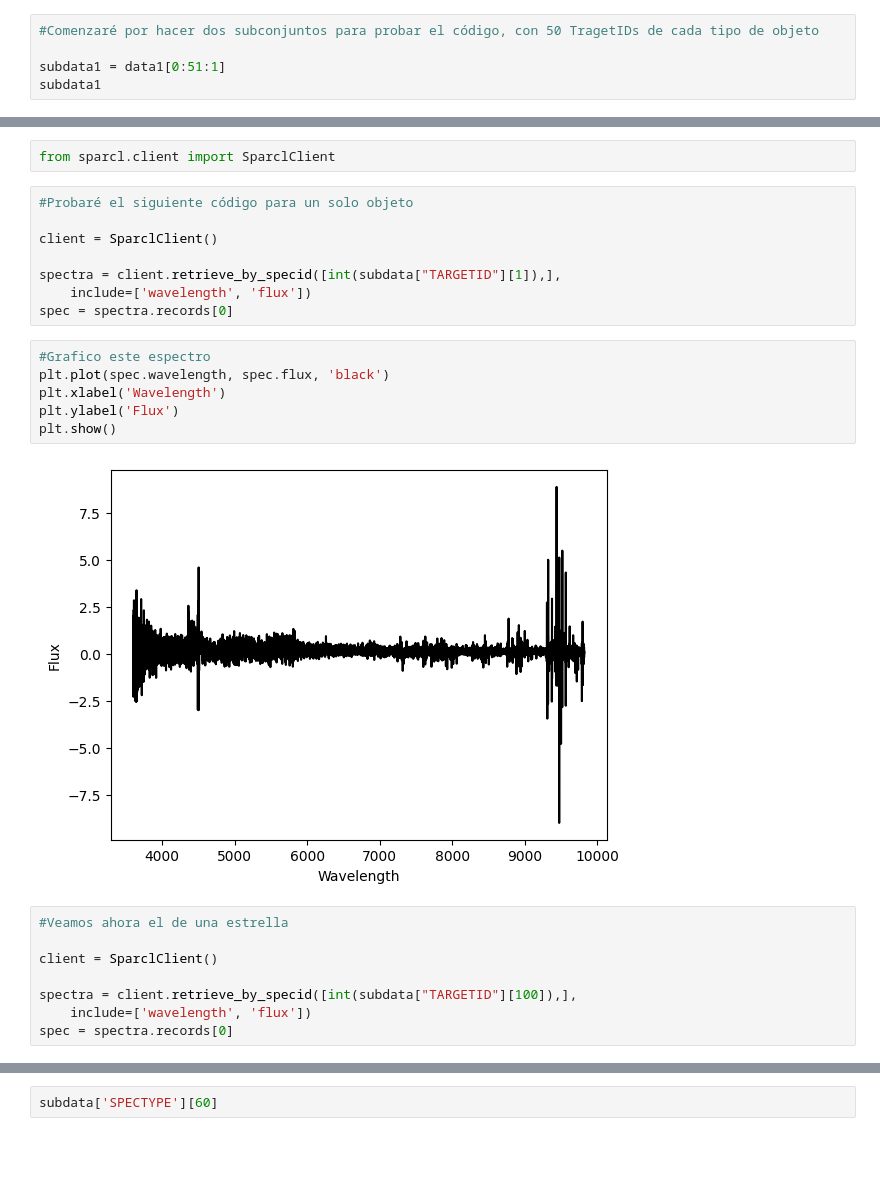
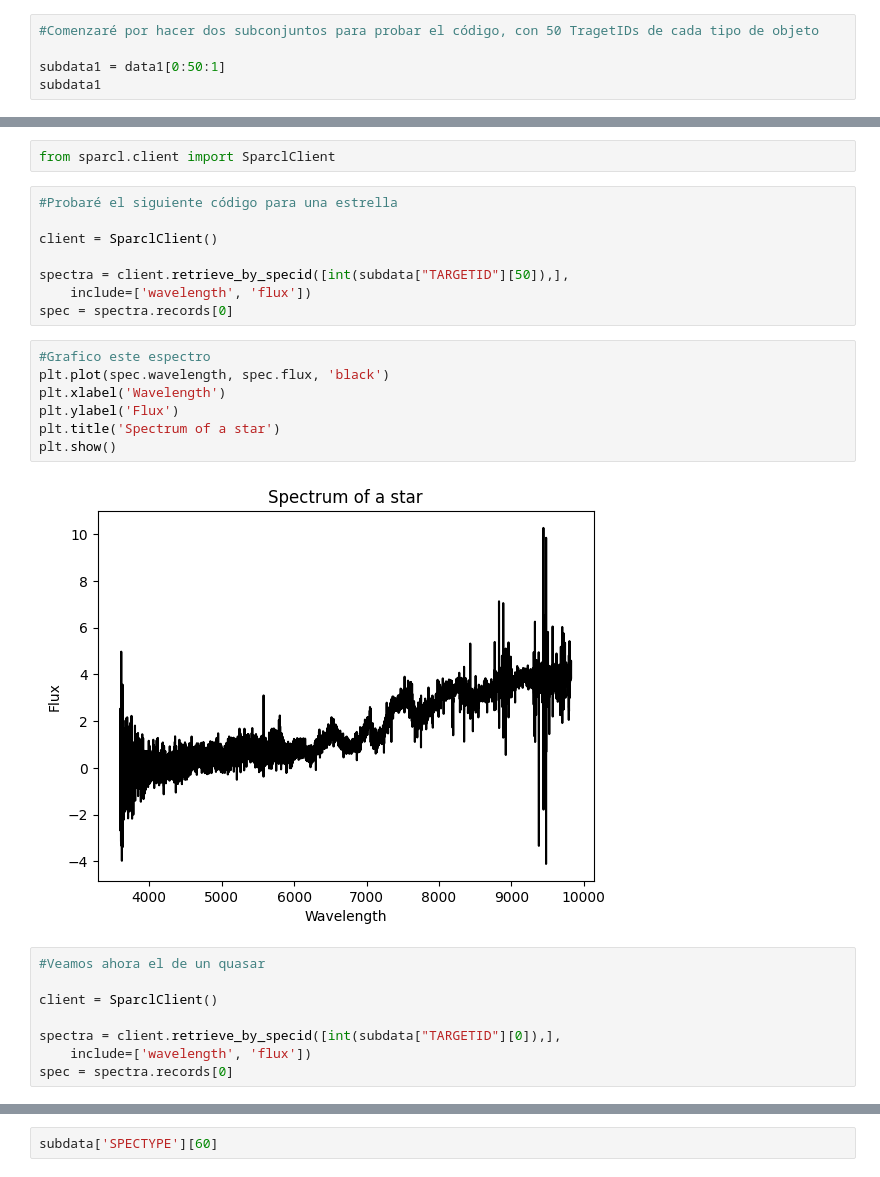
Before and after one commit to DCI-alxogm/ml2023-BlackPuma075, a Jupyter notebook: Dic_08_14/EDR_NN_Binary_QSO_STAR.ipynb, the cells around one changed output, grey strips where cells are left out. Drawn from its saved outputs; the diff is of its cells as text; blank space fills up the shorter version.

```diff
--- a/Dic_08_14/EDR_NN_Binary_QSO_STAR.ipynb
+++ b/Dic_08_14/EDR_NN_Binary_QSO_STAR.ipynb
@@ -281,6 +281,6 @@ Table length=1011010
 # %%
 #Comenzaré por hacer dos subconjuntos para probar el código, con 50 TragetIDs de cada tipo de objeto
 
-subdata1 = data1[0:51:1]
+subdata1 = data1[0:50:1]
 subdata1
 # %% [output]
@@ -371,27 +371,28 @@ Successfully installed sparclclient-1.2.0 spectres-2.2.0
 # %%
 from sparcl.client import SparclClient
 # %%
-#Probaré el siguiente código para un solo objeto
+#Probaré el siguiente código para una estrella
 
 client = SparclClient()
 
-spectra = client.retrieve_by_specid([int(subdata["TARGETID"][1]),],
+spectra = client.retrieve_by_specid([int(subdata["TARGETID"][50]),],
     include=['wavelength', 'flux'])
 spec = spectra.records[0]
 # %%
 #Grafico este espectro
 plt.plot(spec.wavelength, spec.flux, 'black')
 plt.xlabel('Wavelength')
 plt.ylabel('Flux')
+plt.title('Spectrum of a star')
 plt.show()
 # %% [output]
-[figure, old version]
+[figure, new version]
 # %%
-#Veamos ahora el de una estrella
+#Veamos ahora el de un quasar
 
 client = SparclClient()
 
-spectra = client.retrieve_by_specid([int(subdata["TARGETID"][100]),],
+spectra = client.retrieve_by_specid([int(subdata["TARGETID"][0]),],
     include=['wavelength', 'flux'])
 spec = spectra.records[0]
 # %%
```
Also changed, not shown: parts of 37 cells of this notebook.
